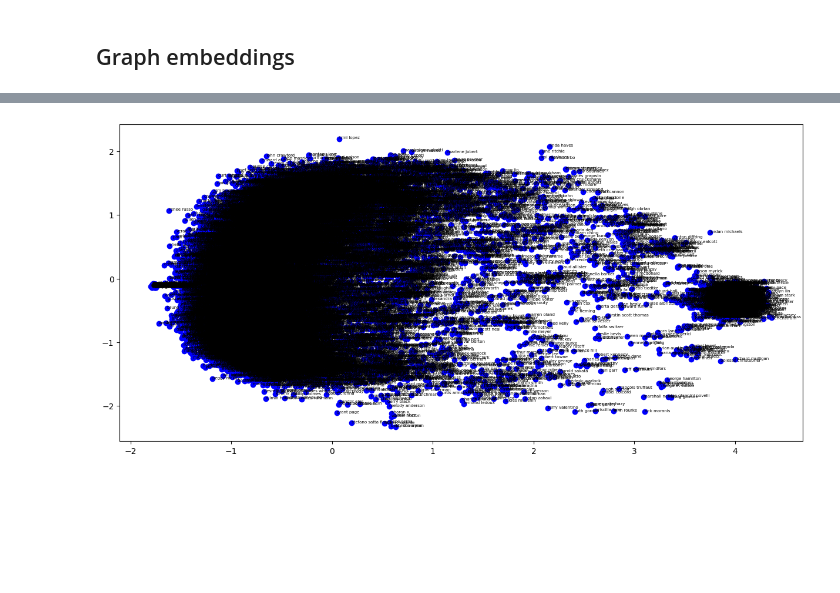
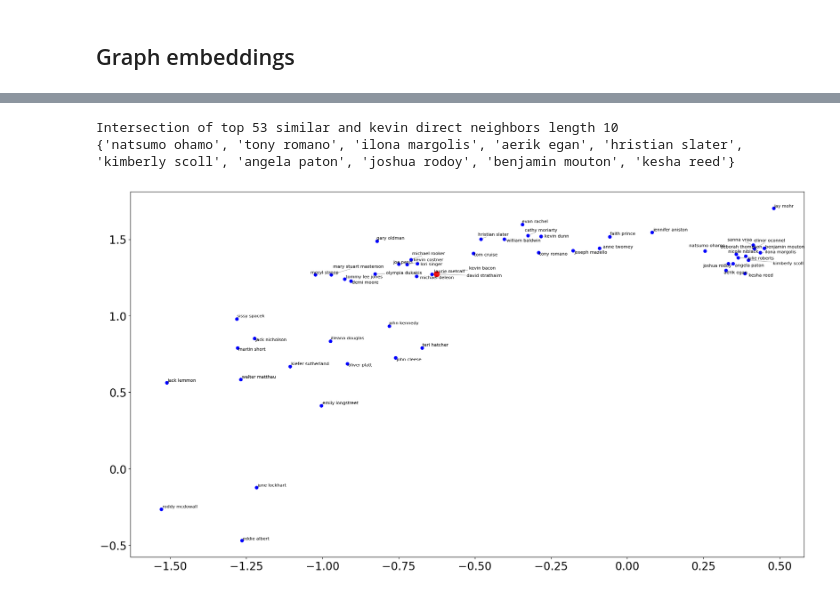
Before and after one commit to TarasHamkalo/on-web-data-mining, a Jupyter notebook: 03/notebooks/full-dataset.ipynb, the cells around one changed output, grey strips where cells are left out. Drawn from its saved outputs; the diff is of its cells as text; code cells hidden in the pictures; blank space fills up the shorter version.

```diff
--- a/03/notebooks/full-dataset.ipynb
+++ b/03/notebooks/full-dataset.ipynb
@@ -382,14 +382,14 @@ Nodes with maximum distance
 | 14449 | haradhan banerjee | 7.0 |
 | 14873 | kazuo hasegawa | 7.0 |
 # %%
-subgraph_g = nx.ego_graph(actors_graph.g, "kevin bacon", radius=1)
-print("Direct neigboors: ", len(subgraph_g.nodes))
-pos = nx.kamada_kawai_layout(subgraph_g)
+kevin_ego_g = nx.ego_graph(actors_graph.g, "kevin bacon", radius=1)
+print("Direct neigboors: ", len(kevin_ego_g.nodes))
+pos = nx.kamada_kawai_layout(kevin_ego_g)
 scale = 1
 pos = {k: (x * scale, y * scale) for k, (x, y) in pos.items()}
 plt.figure(1, figsize=(12, 12))
 nx.draw(
-    subgraph_g,
+    kevin_ego_g,
     pos,
     node_size=80,
     node_color="lightblue",
@@ -398,7 +398,7 @@ nx.draw(
     alpha=0.7
 )
 nx.draw_networkx_nodes(
-    subgraph_g,
+    kevin_ego_g,
     pos,
     nodelist=["kevin bacon"],
     node_color="red",
@@ -431,10 +452,40 @@ else:
+# %%
+similar_to_kevin_bacon_set = set([
+  k for k, v in similar_to_kevin_bacon[:10]
+])
+
+kevin_ego_nodes_set = set(kevin_ego_g.nodes)
+kevin_intersection = similar_to_kevin_bacon_set & kevin_ego_nodes_set
+print("Intersection of top 53 similar and kevin direct neighbors length", len(kevin_intersection))
+print(kevin_intersection)
+# %% [output]
+Intersection of top 53 similar and kevin direct neighbors length 10
+{'natsumo ohamo', 'tony romano', 'ilona margolis', 'aerik egan', 'hristian slater', 'kimberly scoll', 'angela paton', 'joshua rodoy', 'benjamin mouton', 'kesha reed'}
 # %%
-# visualize
+# visualize ego graph with radius 1
+from adjustText import adjust_text
+
+similar = [k for k in kevin_ego_nodes_set]
+kevin_index = similar.index("kevin bacon")
+vectors = [
+    model.wv.get_vector(k) for k in similar
+]
+
 pca = PCA(n_components=2)
-pca_comps = pca.fit_transform(model.wv.vectors)
-plt.figure(figsize=(15, 7))
-plt.scatter(pca_comps[:, 0], pca_comps[:, 1], c='blue')
-for name, x, y in zip(actors_graph.g.nodes(), pca_comps[:, 0], pca_comps[:, 1]):
-    plt.annotate(name, xy=(x, y), size=5)
+pca = pca.fit(model.wv.vectors)
+
+pca_comps = pca.transform(vectors)
+
+plt.figure(figsize=(22, 12))
+plt.scatter(pca_comps[:, 0], pca_comps[:, 1], c='blue', s=30)
+texts = []
+for name, x, y in zip(similar, pca_comps[:, 0], pca_comps[:, 1]):
+    texts.append(plt.text(x, y, name, fontsize=8))
+
+plt.scatter(pca_comps[kevin_index, 0], pca_comps[kevin_index, 1], c='red', s=100)
+
+adjust_text(texts, arrowprops=dict(arrowstyle='-', color='gray', lw=0.5))
+
+plt.show()
 # %% [output]
-[figure, old version]
+[figure, new version]
```
Also changed, not shown: parts of 3 cells of this notebook, 4 other files.
